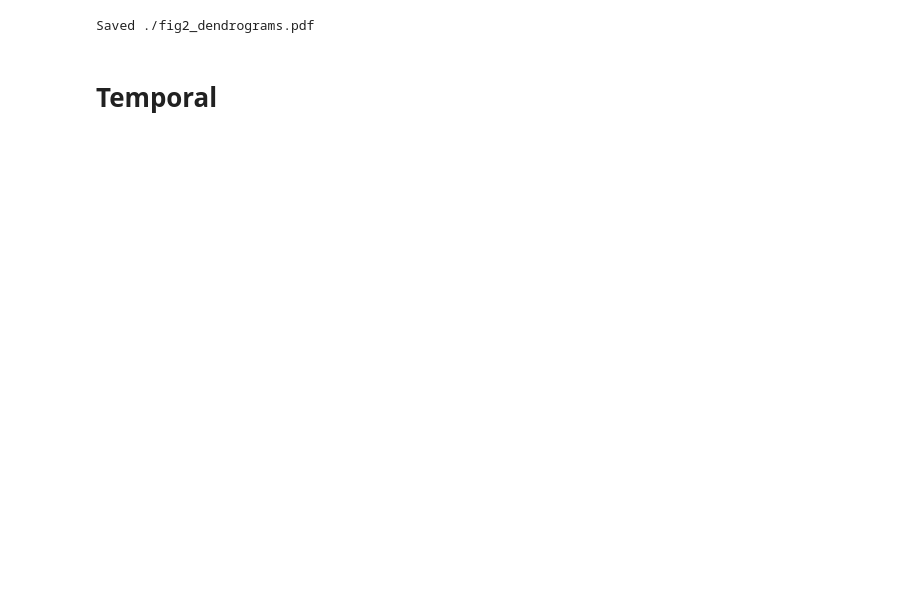
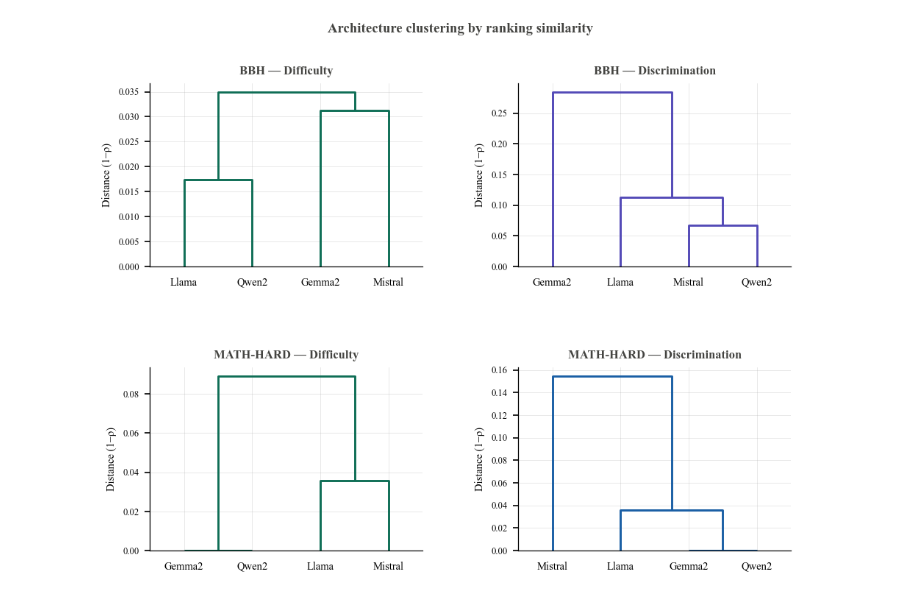
Before and after one commit to ericxu10101/stanford-cs321m-project, a Jupyter notebook: notebooks/p3_post_analysis.ipynb, the cells around one changed output. Drawn from its saved outputs; the diff is of its cells as text; code cells hidden in the pictures; blank space fills up the shorter version.

```diff
--- a/notebooks/p3_post_analysis.ipynb
+++ b/notebooks/p3_post_analysis.ipynb
@@ -266,8 +323,6 @@ def fig2_dendrograms(results: dict, save=False):
         plt.close()
         print(f'Saved {path}')
 # %%
-fig2_dendrograms(results, save=True)
+fig2_dendrograms(results, save=False)
 # %% [output]
-Saved ./fig2_dendrograms.pdf
+[figure, added]
-# %% [markdown]
-# Temporal
```
Also changed, not shown: parts of 24 cells of this notebook, 4 other files.
